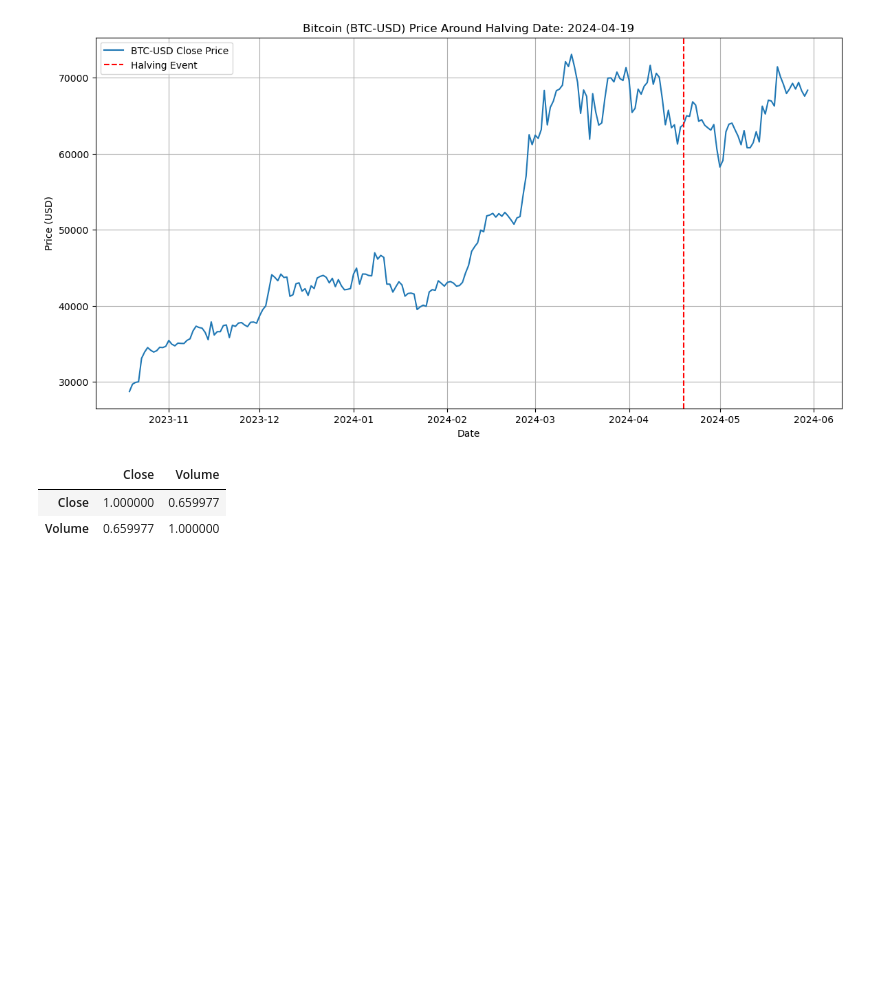
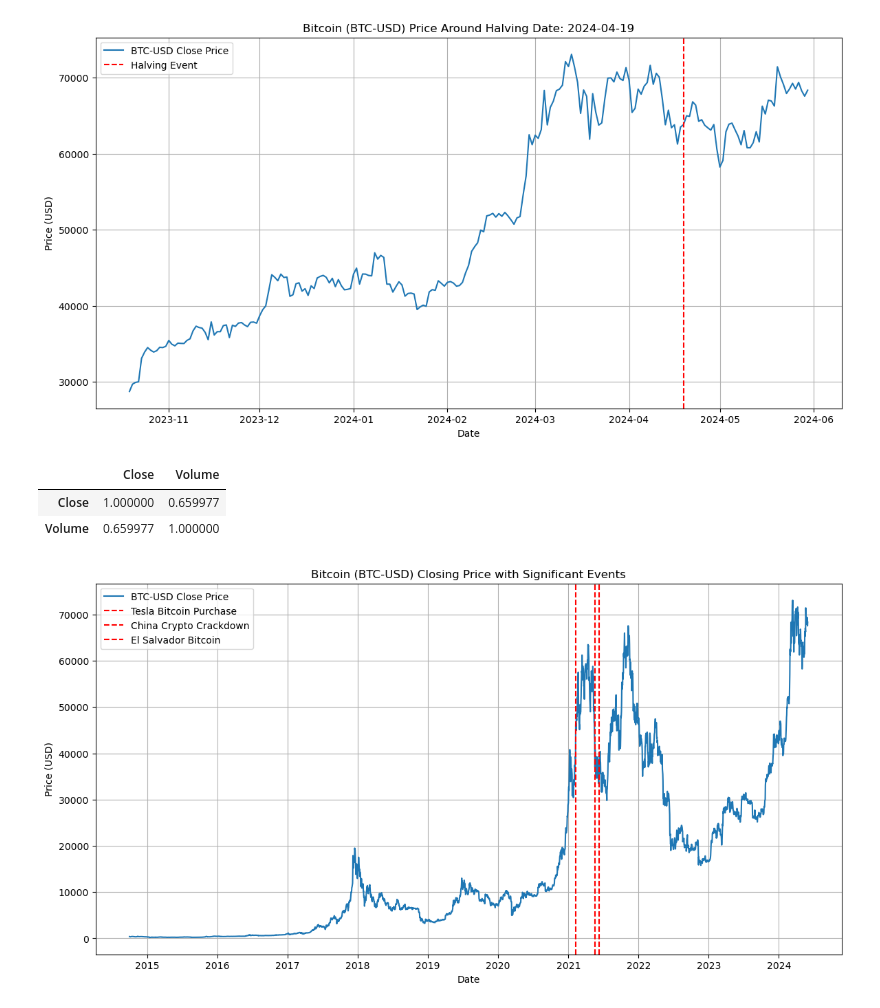
Before and after one commit to khan-asim-88/Comparative-Analysis-of-Time-Series-Forecasting-Models-for-Cryptocurrency-Price-Prediction, a Jupyter notebook: Code.ipynb, the cells around one changed output. Saved outputs shown, nothing was run; the diff lists cells and outputs as text; code cells hidden in the pictures; blank space fills up the shorter version.

```diff
--- a/Code.ipynb
+++ b/Code.ipynb
@@ -169,3 +164,23 @@ correlation_matrix
 |  | Close | Volume |
 | Close | 1.000000 | 0.659977 |
 | Volume | 0.659977 | 1.000000 |
+# %%
+events = {
+    'Tesla Bitcoin Purchase': '2021-02-08',
+    'China Crypto Crackdown': '2021-05-19',
+    'El Salvador Bitcoin': '2021-06-09'
+}
+
+# Plot events on the closing price chart
+plt.figure(figsize=(14, 7))
+plt.plot(btc_data['Close'], label='BTC-USD Close Price')
+for event, date in events.items():
+    plt.axvline(pd.to_datetime(date), color='r', linestyle='--', label=event)
+plt.title('Bitcoin (BTC-USD) Closing Price with Significant Events')
+plt.xlabel('Date')
+plt.ylabel('Price (USD)')
+plt.legend()
+plt.grid()
+plt.show()
+# %% [output]
+[figure, added]
```
Also changed, not shown: parts of 4 cells of this notebook.
